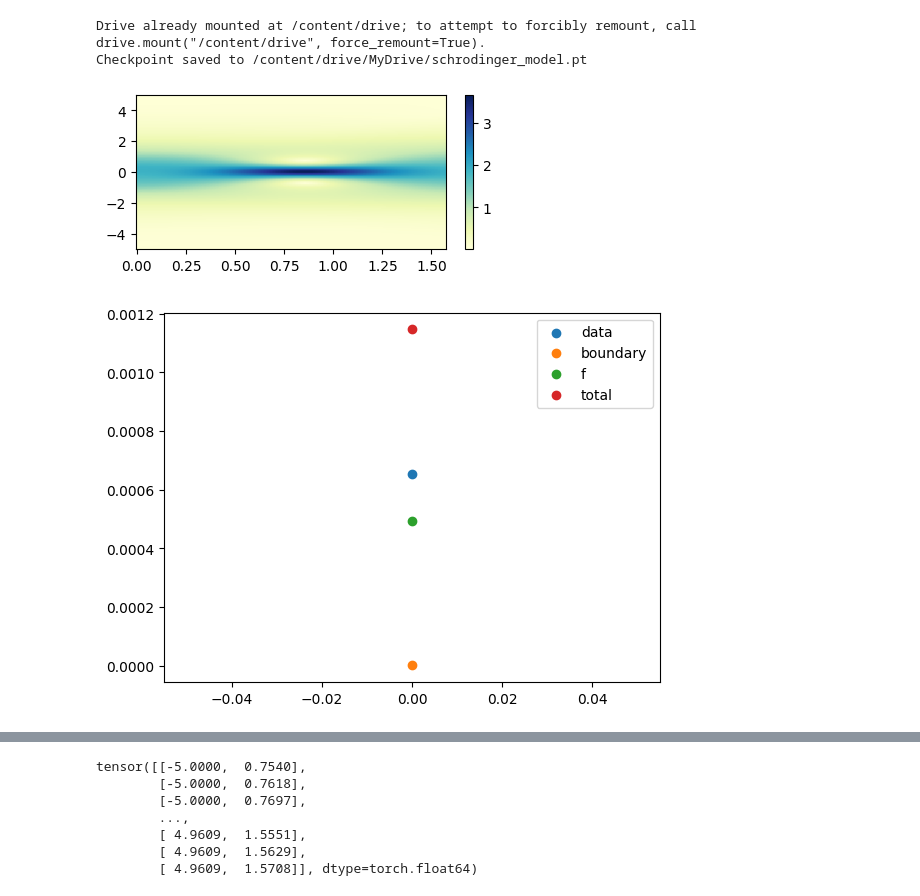
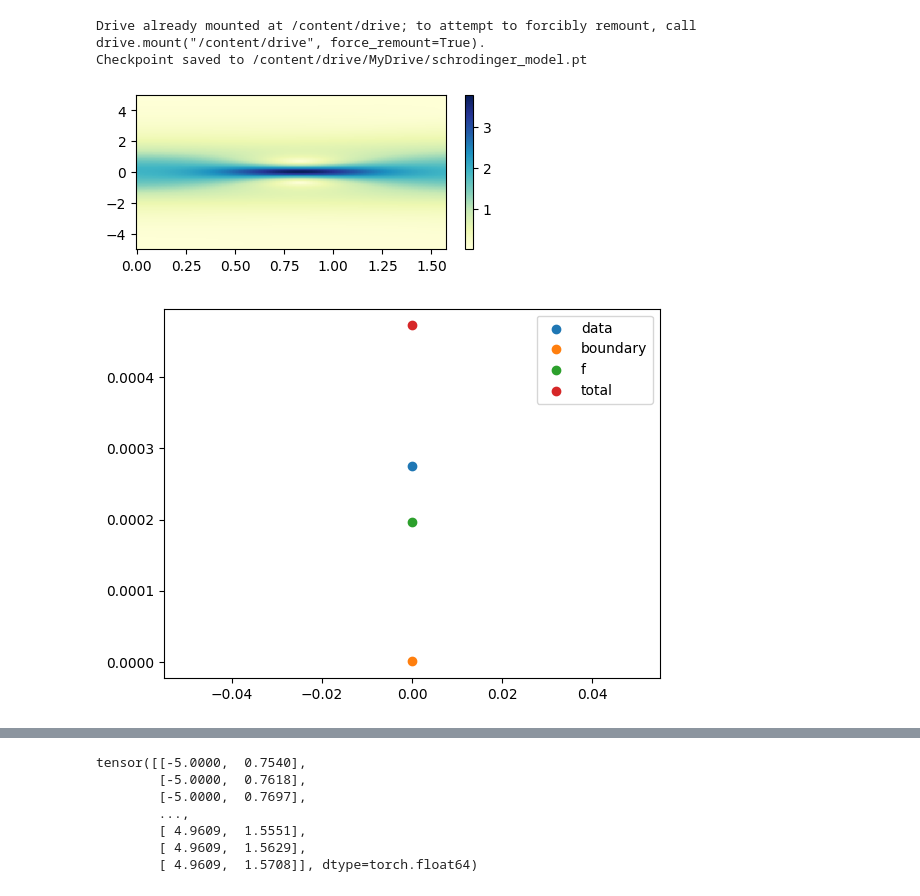
Before and after one commit to viriyadhika/CSC2539H, a Jupyter notebook: PINN/PINN.ipynb, the cells around one changed output, grey strips where cells are left out. Drawn from its saved outputs; the diff is of its cells as text; code cells hidden in the pictures.

```diff
--- a/PINN/PINN.ipynb
+++ b/PINN/PINN.ipynb
@@ -164,7 +164,7 @@ Checkpoint saved to /content/drive/MyDrive/schrodinger_model.pt
 # %%
 epochs = 1
 
-checkpoint_path = "3ThirdTryLocal/schrodinger_model-20000.pt"
+checkpoint_path = "4Refactor/schrodinger_model-29000.pt"
 checkpoint = torch.load(checkpoint_path, map_location=device)
 
 schrodinger_model.load_state_dict(checkpoint['model_state_dict'])
@@ -178,36 +178,36 @@ for i in range(epochs):
 
     data_loss, boundary_loss, f_loss = get_loss(schrodinger_model, schrodinger_data)
     loss = data_loss + boundary_loss + f_loss
 
     loss.backward()
 
     optimizer.step()
 
     data_losses.append(data_loss.item())
     boundary_losses.append(boundary_loss.item())
     f_losses.append(f_loss.item())
 
-    if i % (epochs // 100) == 0:
+    if i % (epochs) == 0:
         T_np, X_np = np.meshgrid(t_np.flatten(), x_np.flatten())
         pairs = torch.tensor(np.column_stack([X_np.ravel(), T_np.ravel()]), device=device)
 
         result = schrodinger_model(torch.tensor(X_np.ravel()), torch.tensor(T_np.ravel()))
 
         np_result = np.abs(result.detach().cpu().numpy()[:,1] * 1j + result.detach().cpu().numpy()[:,0])
 
         plt.figure(figsize=(5,2))
         plt.pcolormesh(T_np, X_np, np_result.reshape(x_np.shape[0], t_np.shape[0]), cmap="YlGnBu")
         plt.colorbar()
         plt.show()
         plt.scatter(np.arange(len(data_losses)), np.array(data_losses), label="data")
         plt.scatter(np.arange(len(boundary_losses)), np.array(boundary_losses), label="boundary")
         plt.scatter(np.arange(len(f_losses)), np.array(f_losses), label="f")
         plt.scatter(np.arange(len(boundary_losses)), np.array(boundary_losses) + np.array(data_losses) + np.array(f_losses), label="total")
         plt.legend()
         plt.show()
 # %% [output]
-[figure, old version]
+[figure, new version]
-[figure, old version]
+[figure, new version]
 # %%
 plt.figure(figsize=(9,6))
 for idx, t_evaluation in enumerate([0, 0.12, 0.39, 0.59, 0.79, 0.99, 1.2, 1.3]):
```
Also changed, not shown: parts of 1 cell of this notebook, 3 other files.
